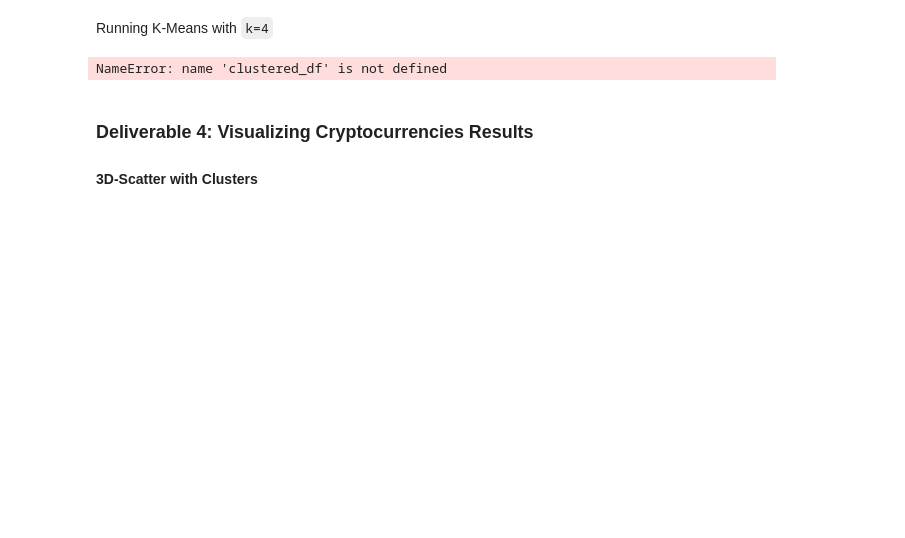
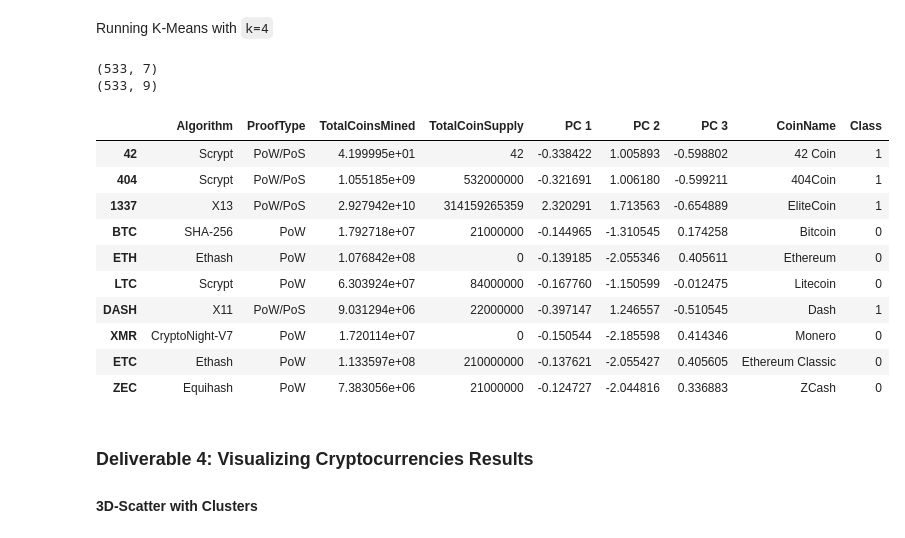
Before and after one commit to awelsh615/Cryptocurrencies, a Jupyter notebook: crypto_clustering.ipynb, the cells around one changed output. Drawn from its saved outputs; the diff is of its cells as text; code cells hidden in the pictures; blank space fills up the shorter version.

```diff
--- a/crypto_clustering.ipynb
+++ b/crypto_clustering.ipynb
@@ -133,3 +121,4 @@ X_scaled = StandardScaler().fit_transform(X)
 # %%
 # Create a DataFrame with the three principal components.
-# YOUR CODE HERE
+pcs_df = pd.DataFrame(data = crypto_pca, columns = ["PC 1", "PC 2", "PC 3"], index = df.index)
+pcs_df.head(25)
@@ -138,4 +145,13 @@ X_scaled = StandardScaler().fit_transform(X)
 
 #### Finding the Best Value for `k` Using the Elbow Curve
+# %%
+inertia = []
+k = list(range(1, 11))
+# %%
+# Looking for the best K
+for i in k:
+    km = KMeans(n_clusters=i, random_state=0)
+    km.fit(pcs_df)
+    inertia.append(km.inertia_)
 # %%
 # Create an elbow curve to find the best value for K.
@@ -144,29 +164,44 @@ X_scaled = StandardScaler().fit_transform(X)
 Running K-Means with `k=4`
 # %%
 # Initialize the K-Means model.
-# YOUR CODE HERE
+model = KMeans(n_clusters=4, random_state=1)
+model
 
 # Fit the model
-# YOUR CODE HERE
+model.fit(pcs_df)
 
 # Predict clusters
-# YOUR CODE HERE
+predictions = model.predict(pcs_df)
+# print(predictions)
 # %%
 # Create a new DataFrame including predicted clusters and cryptocurrencies features.
 # Concatentate the crypto_df and pcs_df DataFrames on the same columns.
-# YOUR CODE HERE
+clustered_df = pd.concat([df, pcs_df], axis = 1)
+print(clustered_df.shape)
 
 #  Add a new column, "CoinName" to the clustered_df DataFrame that holds the names of the cryptocurrencies.
-# YOUR CODE HERE
+clustered_df = pd.concat([clustered_df, df_names], axis = 1)
 
 #  Add a new column, "Class" to the clustered_df DataFrame that holds the predictions.
-# YOUR CODE HERE
+clustered_df["Class"] = model.labels_
 
 # Print the shape of the clustered_df
 print(clustered_df.shape)
 clustered_df.head(10)
 # %% [output]
-NameError: name 'clustered_df' is not defined
+(533, 7)
+(533, 9)
+|  | Algorithm | ProofType | TotalCoinsMined | TotalCoinSupply | PC 1 | PC 2 | PC 3 | CoinName | Class |
+| 42 | Scrypt | PoW/PoS | 4.199995e+01 | 42 | -0.338422 | 1.005893 | -0.598802 | 42 Coin | 1 |
+| 404 | Scrypt | PoW/PoS | 1.055185e+09 | 532000000 | -0.321691 | 1.006180 | -0.599211 | 404Coin | 1 |
+| 1337 | X13 | PoW/PoS | 2.927942e+10 | 314159265359 | 2.320291 | 1.713563 | -0.654889 | EliteCoin | 1 |
+| BTC | SHA-256 | PoW | 1.792718e+07 | 21000000 | -0.144965 | -1.310545 | 0.174258 | Bitcoin | 0 |
+| ETH | Ethash | PoW | 1.076842e+08 | 0 | -0.139185 | -2.055346 | 0.405611 | Ethereum | 0 |
+| LTC | Scrypt | PoW | 6.303924e+07 | 84000000 | -0.167760 | -1.150599 | -0.012475 | Litecoin | 0 |
+| DASH | X11 | PoW/PoS | 9.031294e+06 | 22000000 | -0.397147 | 1.246557 | -0.510545 | Dash | 1 |
+| XMR | CryptoNight-V7 | PoW | 1.720114e+07 | 0 | -0.150544 | -2.185598 | 0.414346 | Monero | 0 |
+| ETC | Ethash | PoW | 1.133597e+08 | 210000000 | -0.137621 | -2.055427 | 0.405605 | Ethereum Classic | 0 |
+| ZEC | Equihash | PoW | 7.383056e+06 | 21000000 | -0.124727 | -2.044816 | 0.336883 | ZCash | 0 |
 # %% [markdown]
 ### Deliverable 4: Visualizing Cryptocurrencies Results
 
```
Also changed, not shown: parts of 14 cells of this notebook.
